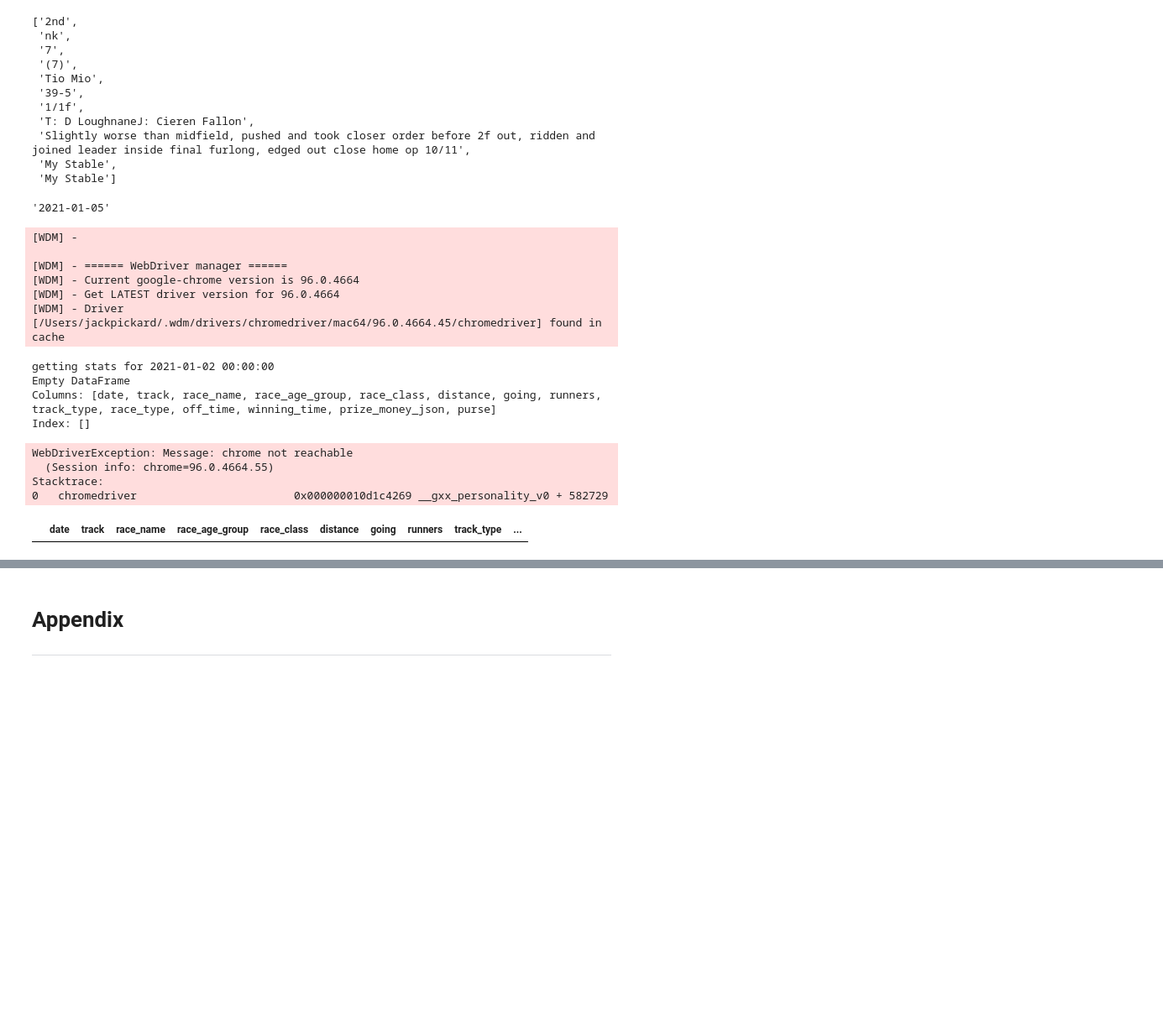
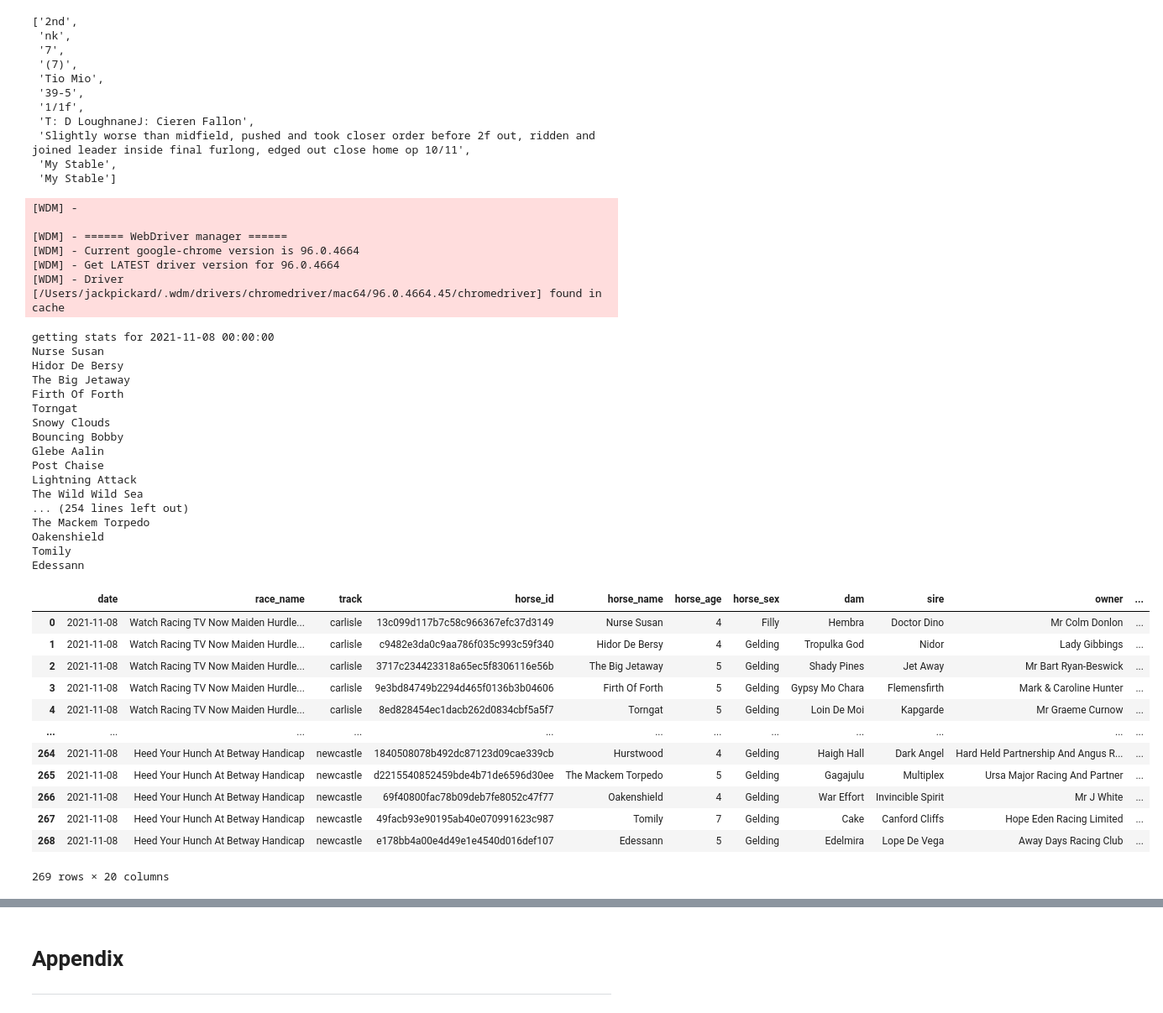
Before and after one commit to jmjpickard/bloodstock_tracker, a Jupyter notebook: notebooks/analysis/daily_racing_stats.ipynb, the cells around one changed output, grey strips where cells are left out. Shown at 84% size. Drawn from its saved outputs; the diff is of its cells as text; code cells hidden in the pictures; blank space fills up the shorter version.

```diff
--- a/notebooks/analysis/daily_racing_stats.ipynb
+++ b/notebooks/analysis/daily_racing_stats.ipynb
@@ -142,7 +142,7 @@ class Horse:
         self.estimated_running_time = "TODO"
 
     def get_right_runner_config(self, runner_info):
-        if self.race_type in ['Chase', 'Hurdle', 'NHF']:
+        if self.race_type in ['Chase', 'Hurdle', 'NHF', 'NH', 'NH Flat Race']:
             if len(runner_info) == 9:
                 [horse_position, horse_number, horse_name, age_weight, sp, trainer_jockey, race_comments, text, text2] = runner_info
                 beaten_by = 'N/A'
@@ -249,7 +249,7 @@ class Race:
             return "Chase"
         elif "hurdle" in lower_case_race_name:
             return "Hurdle"
-        elif ('nhf' in lower_case_race_name) | ('Flat' in lower_case_race_name):
+        elif ('nhf' in lower_case_race_name) | ('flat' in lower_case_race_name):
             return "NHF"
         else:
             return "Flat"
@@ -379,7 +379,6 @@ class Day:
 
         for i in range(0, num_races):
             # First get info for the race itself
-            print(self.race_df)
             timeout = 10
             idx = random.randint(0,2)
             WebDriverWait(self.browser, timeout).until(EC.visibility_of_element_located((By.CSS_SELECTOR, race_selectors[idx])))
@@ -399,10 +398,12 @@ class Day:
             # Now get info for each runner in the race
             num_runners = len(self.browser.find_elements(By.CSS_SELECTOR, "div[class^='ResultRunner__StyledResultRunner']") )
             for runs_idx in range(0, num_runners):
-                self.browser.refresh()
-                time.sleep(float(decimal.Decimal(random.randrange(100, 200))/100))
                 deal_with_popup(self.browser, "div[class^='ResultRunner__StyledResultRunner']", "popup checking 2")
-                runner = self.browser.find_elements(By.CSS_SELECTOR, "div[class^='ResultRunner__StyledResultRunner']")[runs_idx]
+                runners = self.browser.find_elements(By.CSS_SELECTOR, "div[class^='ResultRunner__StyledResultRunner']")
+                if len(runners) == 0:
+                    self.browser.refresh()
+                    time.sleep(float(decimal.Decimal(random.randrange(100, 200))/100))
+                runner = runners[runs_idx]
                 runner_info = runner.text.split('\n')
                 horse = Horse(self.browser, new_race.race_name, new_race.prize_money_json, new_race.race_type)
                 deal_with_popup(self.browser, "div[class^='ResultRunner__StyledResultRunner']", "popup checking 3")
@@ -411,6 +412,7 @@ class Day:
                     runner_info = runner.text.split('\n')
                 horse.get_runner_info(runner_info)
                 horse.get_breeding_info()
+                print(horse.horse_name)
                 self.horse_df = horse.add_to_df(self.horse_df)
 
             # print(self.horse_df.tail(1))
@@ -435,16 +437,13 @@ def deal_with_popup(browser, css_class, message):
             except:
                 browser.find_elements(By.XPATH, "//body")[0].click()
         print(message)
-# %%
-str(day.date).split(' ')[0]
-# %% [output]
-'2021-01-05'
 # %%
 chrome_options = Options()
-chrome_options.add_argument("--headless")
+# chrome_options.add_argument("--headless")
+chrome_options.add_argument('--no-sandbox')
 
-browser = webdriver.Chrome(ChromeDriverManager().install())
-date_range = pd.date_range('2021-01-02', periods=1)
+browser = webdriver.Chrome(ChromeDriverManager().install(), options=chrome_options)
+date_range = pd.date_range('2021-11-08', periods=1)
 for date in date_range:
     print(f'getting stats for {date}')
     day = Day(browser, date, race_df, horse_df)
@@ -456,15 +455,36 @@ for date in date_range:
 [WDM] - Current google-chrome version is 96.0.4664
 [WDM] - Get LATEST driver version for 96.0.4664
 [WDM] - Driver [/Users/jackpickard/.wdm/drivers/chromedriver/mac64/96.0.4664.45/chromedriver] found in cache
-getting stats for 2021-01-02 00:00:00
-Empty DataFrame
-Columns: [date, track, race_name, race_age_group, race_class, distance, going, runners, track_type, race_type, off_time, winning_time, prize_money_json, purse]
-Index: []
+getting stats for 2021-11-08 00:00:00
+Nurse Susan
+Hidor De Bersy
+The Big Jetaway
+Firth Of Forth
+Torngat
+Snowy Clouds
+Bouncing Bobby
+Glebe Aalin
+Post Chaise
+Lightning Attack
+The Wild Wild Sea
+... (254 lines left out)
+The Mackem Torpedo
+Oakenshield
+Tomily
+Edessann
-WebDriverException: Message: chrome not reachable
-  (Session info: chrome=96.0.4664.55)
-Stacktrace:
-0   chromedriver                        0x000000010d1c4269 __gxx_personality_v0 + 582729
-# %%
-race_df
-# %% [output]
-|  | date | track | race_name | race_age_group | race_class | distance | going | runners | track_type | ... |
+# %%
+horse_df
+# %% [output]
+|  | date | race_name | track | horse_id | horse_name | horse_age | horse_sex | dam | sire | owner | ... |
+| 0 | 2021-11-08 | Watch Racing TV Now Maiden Hurdle... | carlisle | 13c099d117b7c58c966367efc37d3149 | Nurse Susan | 4 | Filly | Hembra | Doctor Dino | Mr Colm Donlon | ... |
+| 1 | 2021-11-08 | Watch Racing TV Now Maiden Hurdle... | carlisle | c9482e3da0c9aa786f035c993c59f340 | Hidor De Bersy | 4 | Gelding | Tropulka God | Nidor | Lady Gibbings | ... |
+| 2 | 2021-11-08 | Watch Racing TV Now Maiden Hurdle... | carlisle | 3717c234423318a65ec5f8306116e56b | The Big Jetaway | 5 | Gelding | Shady Pines | Jet Away | Mr Bart Ryan-Beswick | ... |
+| 3 | 2021-11-08 | Watch Racing TV Now Maiden Hurdle... | carlisle | 9e3bd84749b2294d465f0136b3b04606 | Firth Of Forth | 5 | Gelding | Gypsy Mo Chara | Flemensfirth | Mark & Caroline Hunter | ... |
+| 4 | 2021-11-08 | Watch Racing TV Now Maiden Hurdle... | carlisle | 8ed828454ec1dacb262d0834cbf5a5f7 | Torngat | 5 | Gelding | Loin De Moi | Kapgarde | Mr Graeme Curnow | ... |
+| ... | ... | ... | ... | ... | ... | ... | ... | ... | ... | ... | ... |
+| 264 | 2021-11-08 | Heed Your Hunch At Betway Handicap | newcastle | 1840508078b492dc87123d09cae339cb | Hurstwood | 4 | Gelding | Haigh Hall | Dark Angel | Hard Held Partnership And Angus R... | ... |
+| 265 | 2021-11-08 | Heed Your Hunch At Betway Handicap | newcastle | d2215540852459bde4b71de6596d30ee | The Mackem Torpedo | 5 | Gelding | Gagajulu | Multiplex | Ursa Major Racing And Partner | ... |
+| 266 | 2021-11-08 | Heed Your Hunch At Betway Handicap | newcastle | 69f40800fac78b09deb7fe8052c47f77 | Oakenshield | 4 | Gelding | War Effort | Invincible Spirit | Mr J White | ... |
+| 267 | 2021-11-08 | Heed Your Hunch At Betway Handicap | newcastle | 49facb93e90195ab40e070991623c987 | Tomily | 7 | Gelding | Cake | Canford Cliffs | Hope Eden Racing Limited | ... |
+| 268 | 2021-11-08 | Heed Your Hunch At Betway Handicap | newcastle | e178bb4a00e4d49e1e4540d016def107 | Edessann | 5 | Gelding | Edelmira | Lope De Vega | Away Days Racing Club | ... |
+269 rows × 20 columns
```
Also changed, not shown: parts of 3 cells of this notebook.
